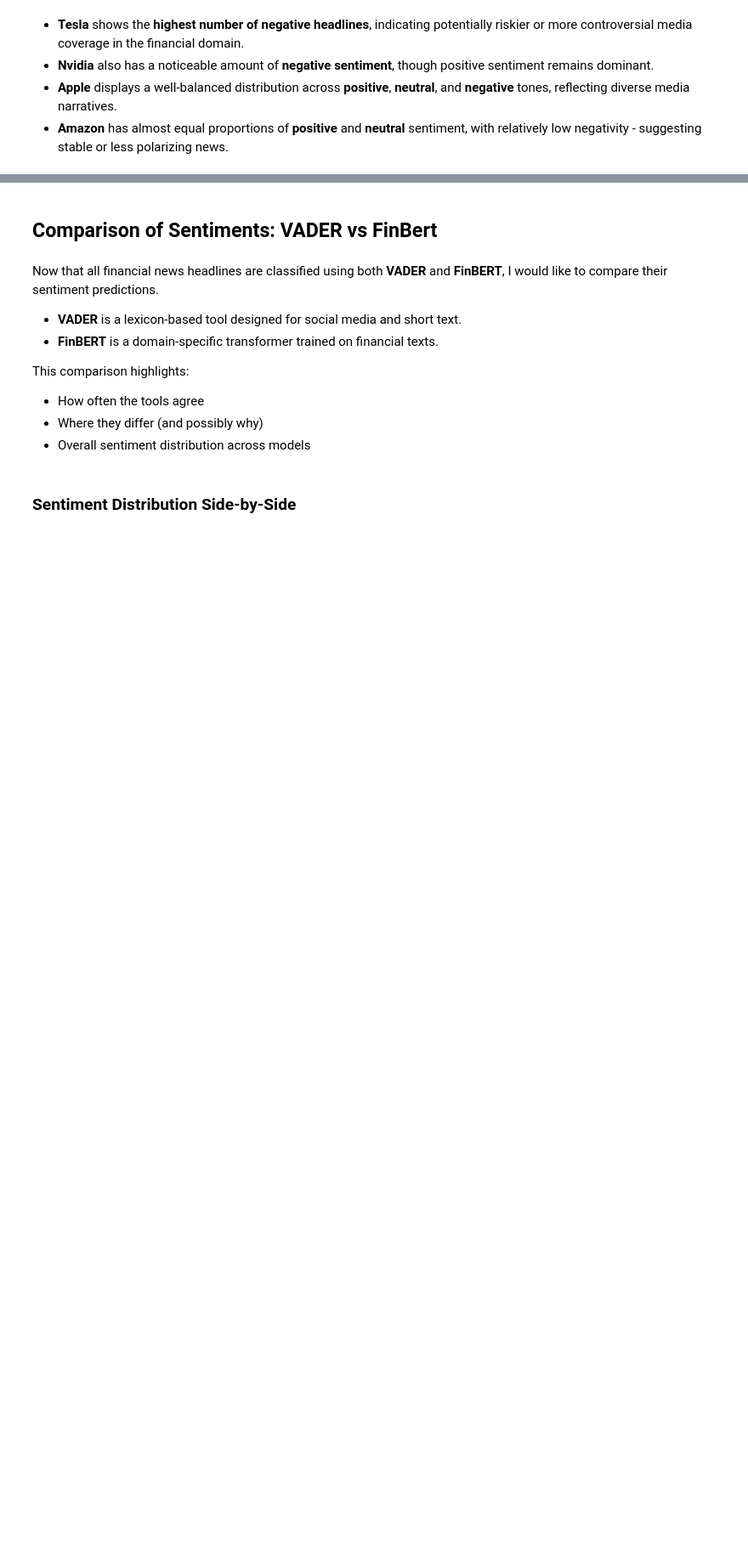
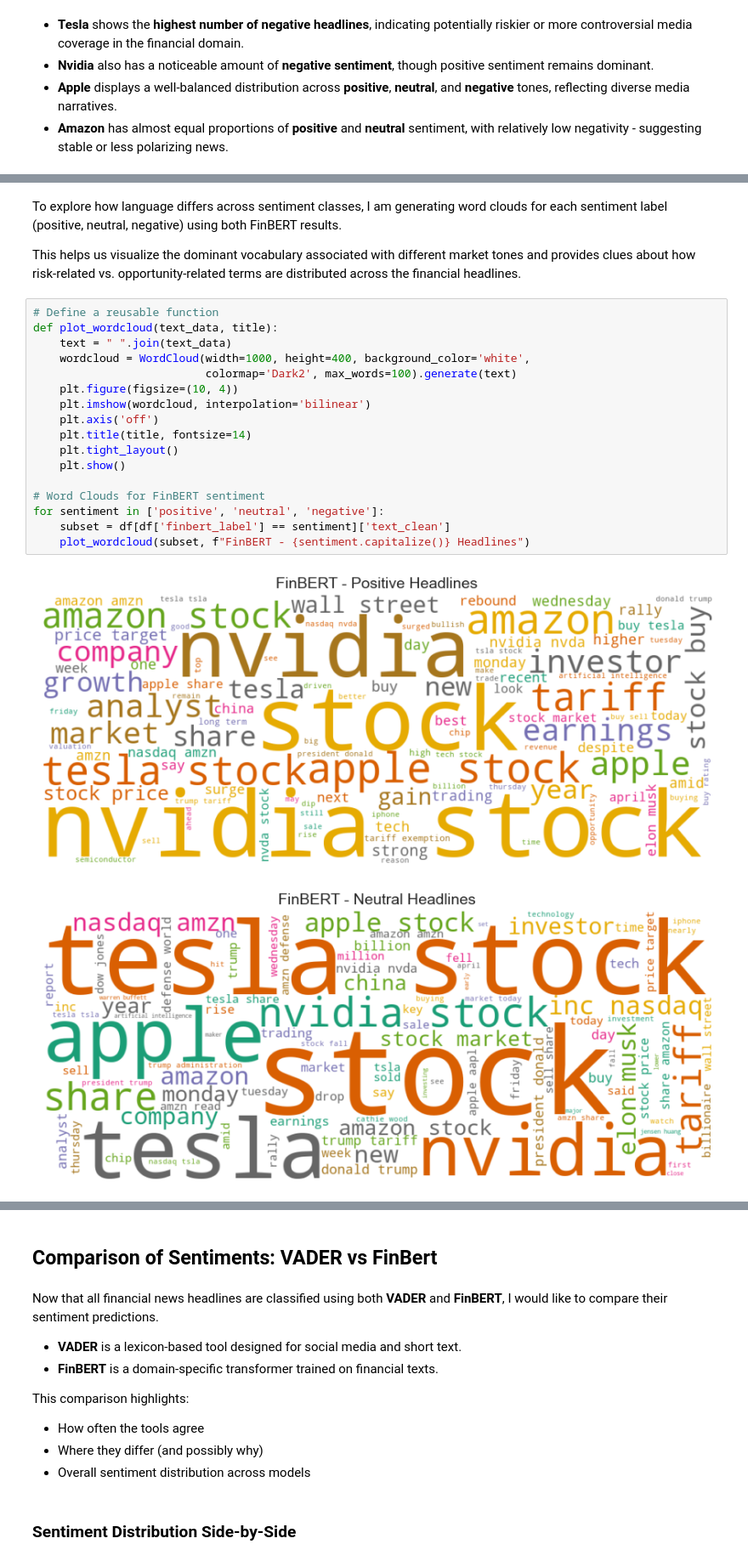
Before and after one commit to mansari40/NLP-FinancialRisk-Project, a Jupyter notebook: Final Project_Predicting financial risk using NLP.ipynb, the cells around one changed output, grey strips where cells are left out. Shown at 85% size. Saved outputs shown, nothing was run; the diff lists cells and outputs as text; blank space fills up the shorter version.

```diff
--- a/Final Project_Predicting financial risk using NLP.ipynb
+++ b/Final Project_Predicting financial risk using NLP.ipynb
@@ -538,0 +571,24 @@ plt.show()
+# %% [markdown]
+To explore how language differs across sentiment classes, I am generating word clouds for each sentiment label (positive, neutral, negative) using both FinBERT results.
+
+This helps us visualize the dominant vocabulary associated with different market tones and provides clues about how risk-related vs. opportunity-related terms are distributed across the financial headlines.
+# %%
+# Define a reusable function
+def plot_wordcloud(text_data, title):
+    text = " ".join(text_data)
+    wordcloud = WordCloud(width=1000, height=400, background_color='white',
+                          colormap='Dark2', max_words=100).generate(text)
+    plt.figure(figsize=(10, 4))
+    plt.imshow(wordcloud, interpolation='bilinear')
+    plt.axis('off')
+    plt.title(title, fontsize=14)
+    plt.tight_layout()
+    plt.show()
+
+# Word Clouds for FinBERT sentiment
+for sentiment in ['positive', 'neutral', 'negative']:
+    subset = df[df['finbert_label'] == sentiment]['text_clean']
+    plot_wordcloud(subset, f"FinBERT - {sentiment.capitalize()} Headlines")
+# %% [output]
+[figure, added]
+[figure, added]
```
Also changed, not shown: parts of 12 cells of this notebook.
